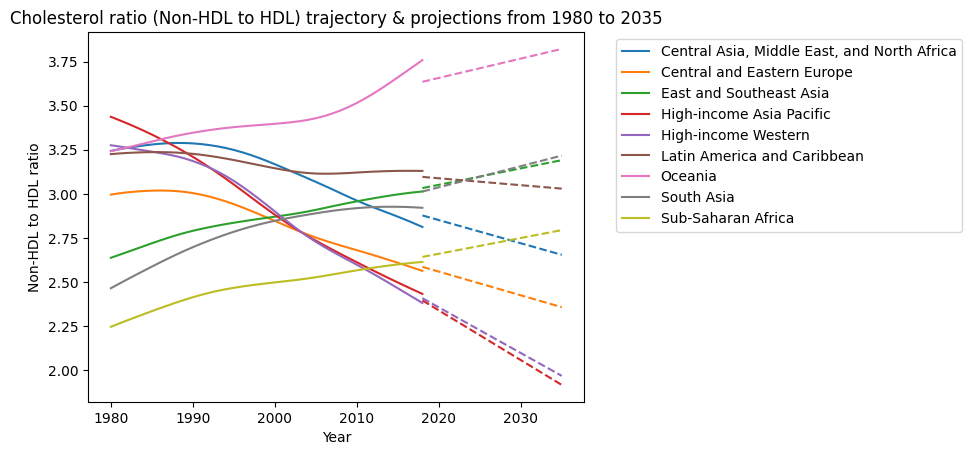
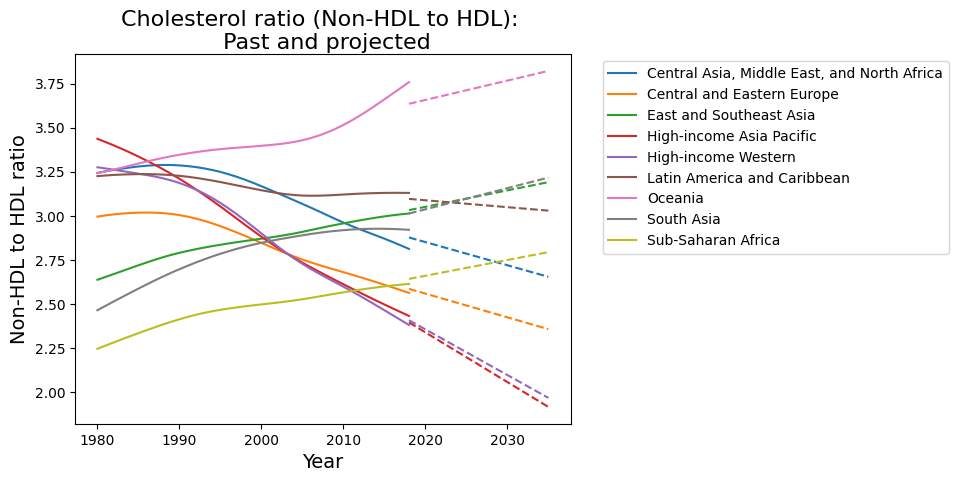
Unified diff of the notebook cell whose output changed from the first chart to the second:
--- before
+++ after
@@ -18,11 +18,13 @@
     pred = lr_model.predict(future_years)
     train_preds = lr_model.predict(X_train)
-    print('mean squared: ', mean_squared_error(y_train, train_preds))
-    print('R squared: ', r2_score(y_train, train_preds))
     line = plt.plot(X_train, y_train, label=region)
     plt.plot(future_years, pred, linestyle='--', color=line[0].get_color())
-plt.title("Cholesterol ratio (Non-HDL to HDL) trajectory & projections from 1980 to 2035")
-plt.xlabel("Year")
-plt.ylabel("Non-HDL to HDL ratio")
+plt.title(
+    "Cholesterol ratio (Non-HDL to HDL): \n Past and projected",
+    fontsize = 16,
+    wrap=True
+)
+plt.xlabel("Year", fontsize=14)
+plt.ylabel("Non-HDL to HDL ratio", fontsize=14)
 plt.legend(bbox_to_anchor=(1.05,1))
 plt.show()

Commit: Created using Colab